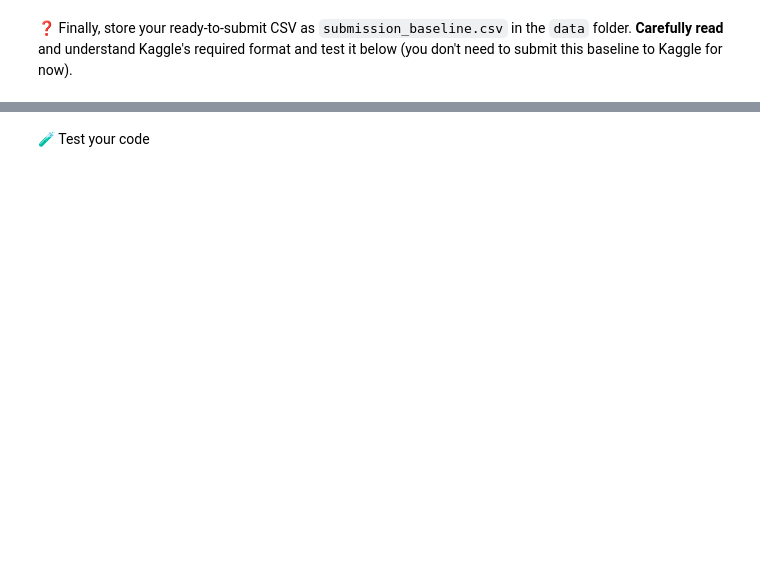
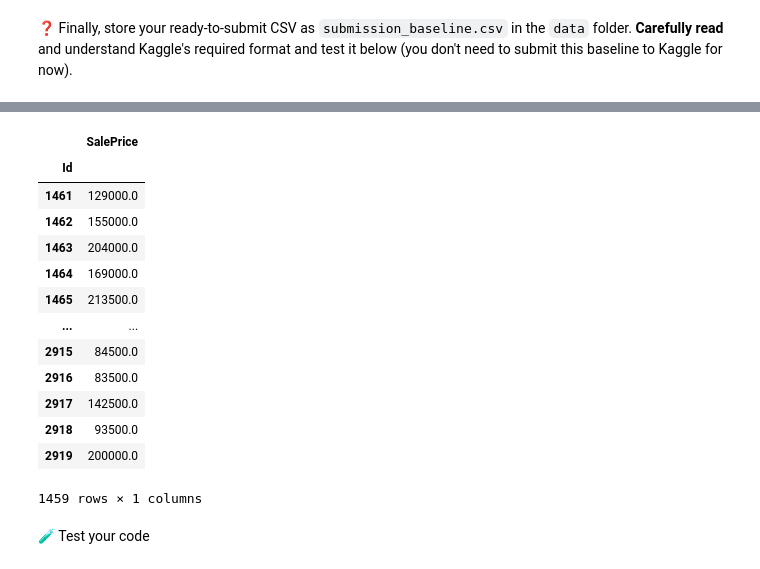
Before and after one commit to ParissaPeimaniyfard/data-houses-kaggle-competition, a Jupyter notebook: houses_kaggle_competition.ipynb, the cells around one changed output, grey strips where cells are left out. Saved outputs shown, nothing was run; the diff lists cells and outputs as text; code cells hidden in the pictures; blank space fills up the shorter version.

Commit message:
Completed submission_baseline step

```diff
--- a/houses_kaggle_competition.ipynb
+++ b/houses_kaggle_competition.ipynb
@@ -412,0 +481,3 @@ Store your mean score as `score_baseline`
+# %%
+y_test_predpd_df= pd.DataFrame(y_test_pred)
+y_test_predpd_df
@@ -416,0 +500,3 @@ Store your mean score as `score_baseline`
+# %%
+df= pd.concat([y_test_predpd_df, X_test_ind[['Id']]], axis=1)
+df.head()
@@ -416,0 +510,5 @@ Store your mean score as `score_baseline`
+# %%
+df.set_index('Id', inplace=True)
+# %%
+df.rename(columns={0:'SalePrice'},inplace=True)
+df.head()
@@ -416,0 +523,18 @@ Store your mean score as `score_baseline`
+# %%
+submission_baseline=df
+submission_baseline
+# %% [output]
+|  | SalePrice |
+| Id |  |
+| 1461 | 129000.0 |
+| 1462 | 155000.0 |
+| 1463 | 204000.0 |
+| 1464 | 169000.0 |
+| 1465 | 213500.0 |
+| ... | ... |
+| 2915 | 84500.0 |
+| 2916 | 83500.0 |
+| 2917 | 142500.0 |
+| 2918 | 93500.0 |
+| 2919 | 200000.0 |
+1459 rows × 1 columns
```
Also changed, not shown: parts of 22 cells of this notebook, 1 other file.
